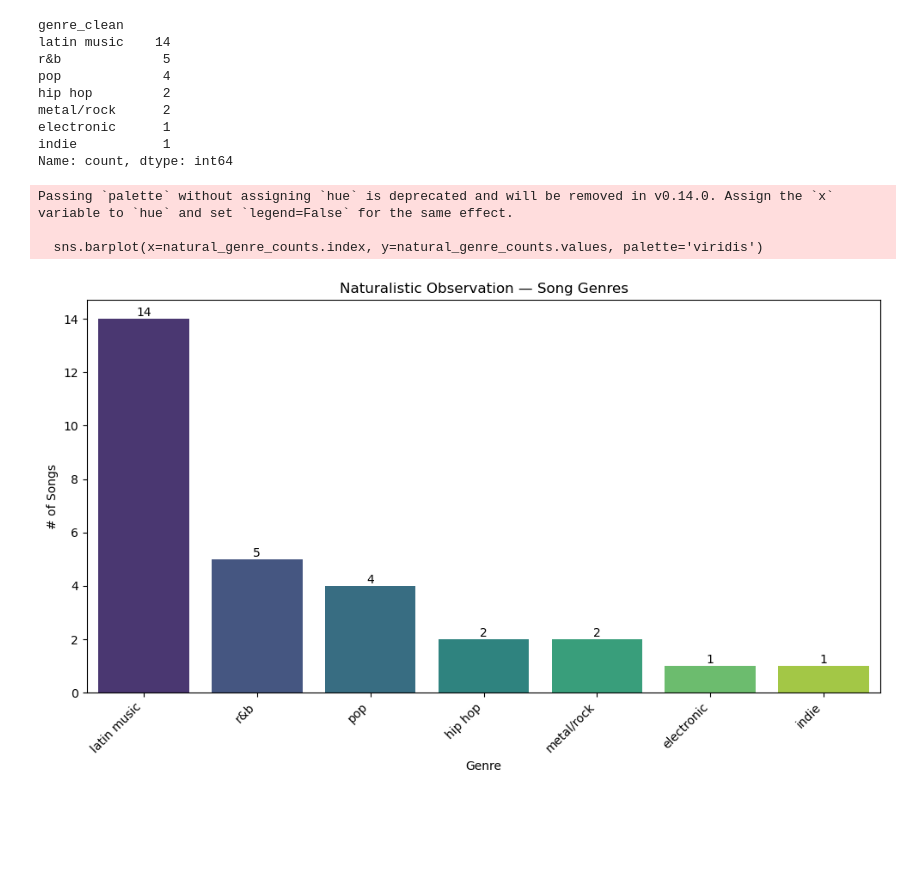
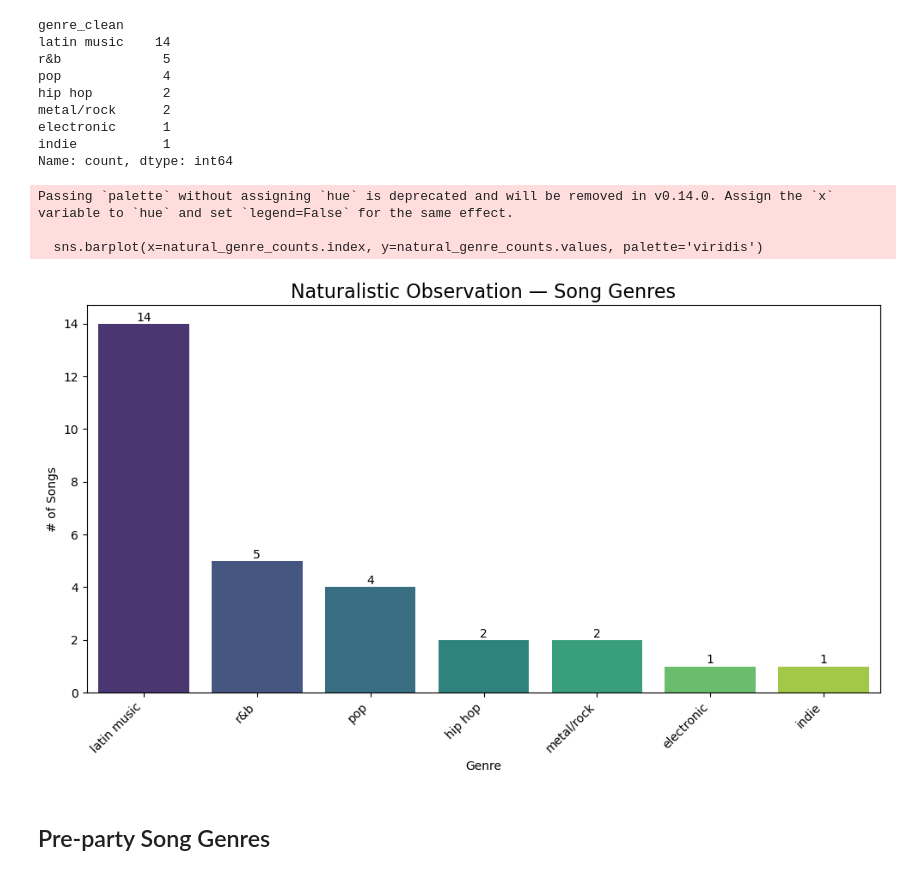
Before and after one commit to aranzahv4/music-motivation-survey-repo, a Jupyter notebook: notebooks/02_Music_Data.ipynb, the cells around one changed output. Drawn from its saved outputs; the diff is of its cells as text; code cells hidden in the pictures; blank space fills up the shorter version.

Commit message:
preparty genres + started hosting songs genres

```diff
--- a/notebooks/02_Music_Data.ipynb
+++ b/notebooks/02_Music_Data.ipynb
@@ -467,7 +467,7 @@ for i, v in enumerate(no_music_counts.values):
 
 # loud music
 sns.barplot(x=loud_music_counts.index, y=loud_music_counts.values, ax=axes[1], color=sns.color_palette('pastel')[1])
-axes[1].set_title('With Loud Music')
+axes[1].set_title('With Loud Music', fontsize=16)
 axes[1].set_xlabel('Score (1 = very unlikely, 5 = very likely)')
 axes[1].set_ylabel('# of Respondents')
 for i, v in enumerate(loud_music_counts.values):
@@ -585,20 +571,20 @@ Name: count, dtype: int64
 # %%
 natural_genre_counts = natural_songs_df['genre_clean'].value_counts().sort_values(ascending=False)
 
 plt.figure(figsize=(10, 6))
 sns.barplot(x=natural_genre_counts.index, y=natural_genre_counts.values, palette='viridis')
-plt.title('Naturalistic Observation — Song Genres')
+plt.title('Naturalistic Observation — Song Genres', fontsize=16)
 plt.xlabel('Genre')
 plt.ylabel('# of Songs')
 plt.xticks(rotation=45, ha='right')
 for i, v in enumerate(natural_genre_counts.values):
     plt.text(i, v + 0.1, str(v), ha='center')
 
 plt.tight_layout()
 plt.savefig('../figures/natural_obs_genres.png', dpi=150, bbox_inches='tight')
 plt.show()
 # %% [output]
 Passing `palette` without assigning `hue` is deprecated and will be removed in v0.14.0. Assign the `x` variable to `hue` and set `legend=False` for the same effect.
 
   sns.barplot(x=natural_genre_counts.index, y=natural_genre_counts.values, palette='viridis')
-[figure, old version]
+[figure, new version]
@@ -604,0 +595,2 @@ Passing `palette` without assigning `hue` is deprecated and will be removed in v
+# %% [markdown]
+## Pre-party Song Genres
```
Also changed, not shown: parts of 14 cells of this notebook, 4 other files.
